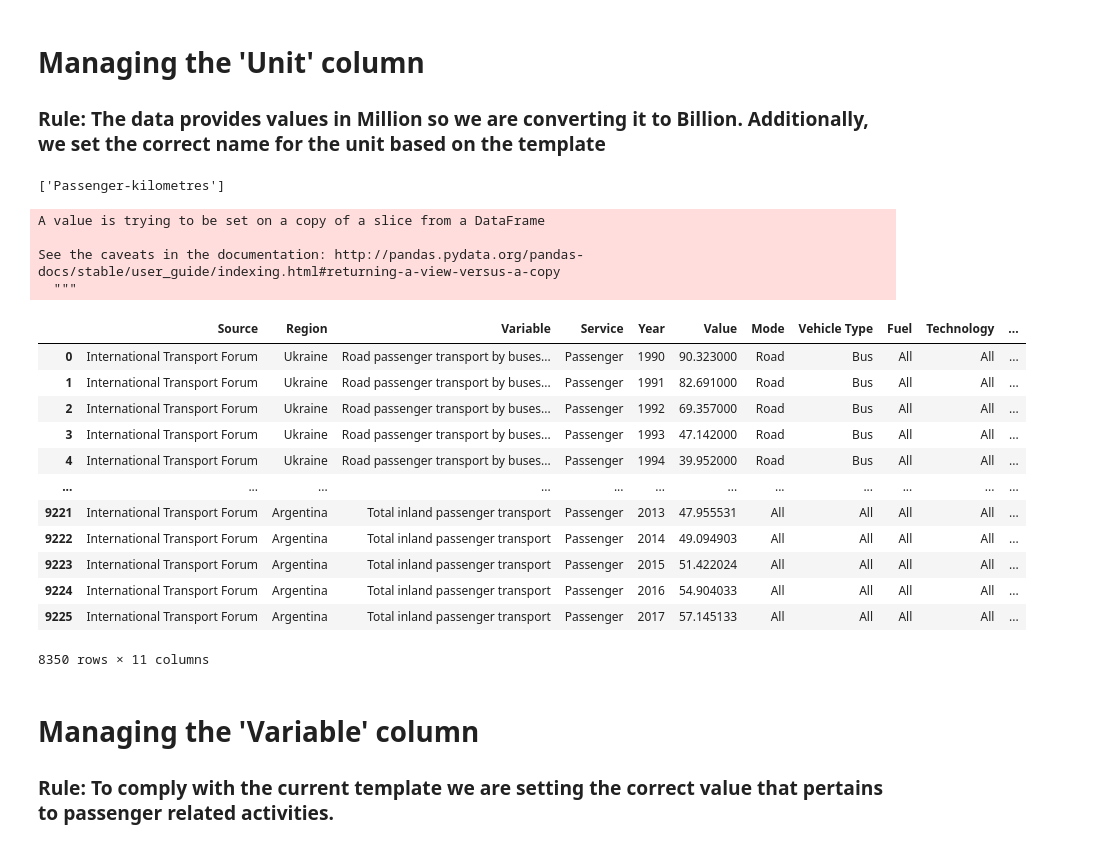
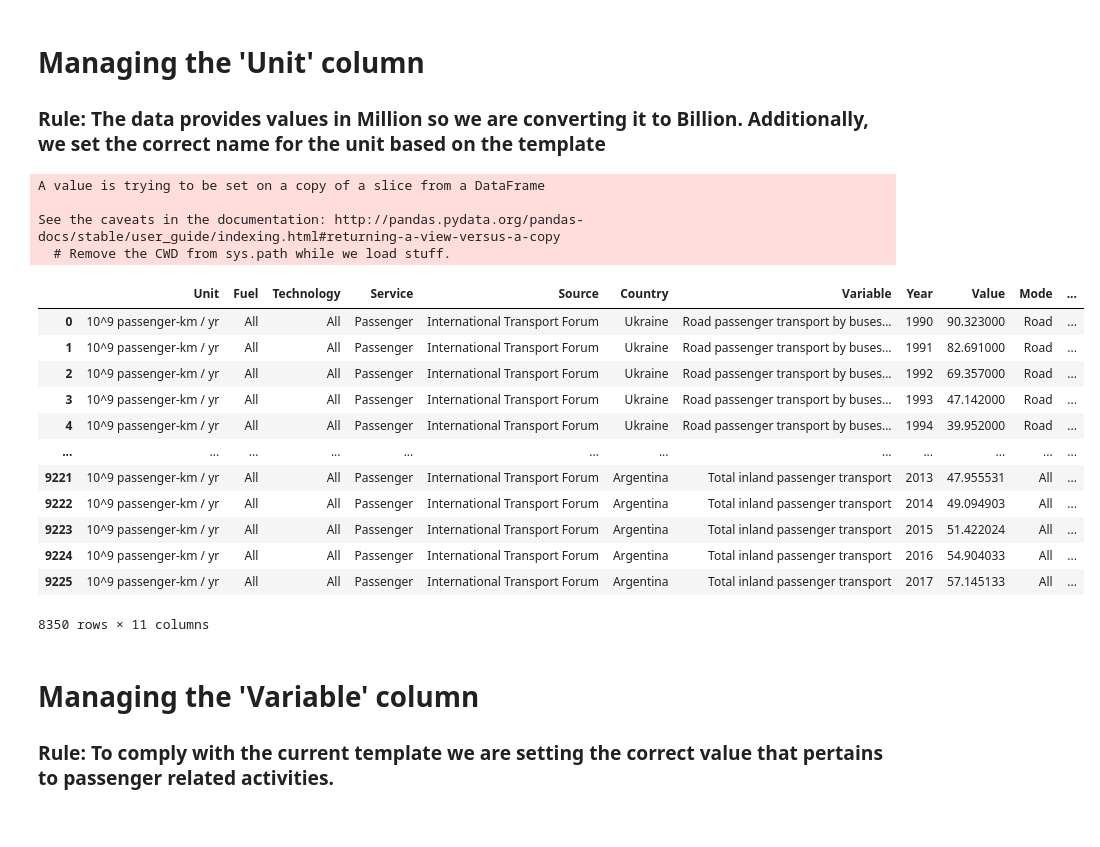
Before and after one commit to transportenergy/database, a Jupyter notebook: item/historical/scripts/T000.ipynb, the cells around one changed output. Saved outputs shown, nothing was run; the diff lists cells and outputs as text; code cells hidden in the pictures.

```diff
--- a/item/historical/scripts/T000.ipynb
+++ b/item/historical/scripts/T000.ipynb
@@ -365,45 +340,37 @@ df
 # %% [markdown]
 # Managing the 'Unit' column
 ### Rule: The data provides values in Million so we are converting it to Billion. Additionally, we set the correct name for the unit based on the template
-# %%
-# Viewing the available units
-group_unit = df.groupby(df["Unit"])
-list(group_unit.groups.keys())
-# %% [output]
-['Passenger-kilometres']
 # %%
 # Since the there is only one unit, drop the current 'Unit' column and add a new one
 columns_to_delete = ["Unit","PowerCode"]
 df.drop(columns=columns_to_delete, inplace = True)
+dataframeManager.simple_column_insert(df,ColumnName.UNIT.value,"10^9 passenger-km / yr")
 
-df["Unit"] = ["10^9 passenger-km / yr"]*len(df)
+# Transforming the current value in Million to Billion (1M = 0.001B)
+for index, row in df.iterrows():
+    current_value = row.Value
+    new_value = current_value * float(0.001)
+    df.Value[index] = new_value
+
+df
+# %% [output]
+A value is trying to be set on a copy of a slice from a DataFrame
+
+See the caveats in the documentation: http://pandas.pydata.org/pandas-docs/stable/user_guide/indexing.html#returning-a-view-versus-a-copy
+  # Remove the CWD from sys.path while we load stuff.
+|  | Unit | Fuel | Technology | Service | Source | Country | Variable | Year | Value | Mode | ... |
+| 0 | 10^9 passenger-km / yr | All | All | Passenger | International Transport Forum | Ukraine | Road passenger transport by buses... | 1990 | 90.323000 | Road | ... |
+| 1 | 10^9 passenger-km / yr | All | All | Passenger | International Transport Forum | Ukraine | Road passenger transport by buses... | 1991 | 82.691000 | Road | ... |
+| 2 | 10^9 passenger-km / yr | All | All | Passenger | International Transport Forum | Ukraine | Road passenger transport by buses... | 1992 | 69.357000 | Road | ... |
+| 3 | 10^9 passenger-km / yr | All | All | Passenger | International Transport Forum | Ukraine | Road passenger transport by buses... | 1993 | 47.142000 | Road | ... |
+| 4 | 10^9 passenger-km / yr | All | All | Passenger | International Transport Forum | Ukraine | Road passenger transport by buses... | 1994 | 39.952000 | Road | ... |
+| ... | ... | ... | ... | ... | ... | ... | ... | ... | ... | ... | ... |
+| 9221 | 10^9 passenger-km / yr | All | All | Passenger | International Transport Forum | Argentina | Total inland passenger transport | 2013 | 47.955531 | All | ... |
+| 9222 | 10^9 passenger-km / yr | All | All | Passenger | International Transport Forum | Argentina | Total inland passenger transport | 2014 | 49.094903 | All | ... |
+| 9223 | 10^9 passenger-km / yr | All | All | Passenger | International Transport Forum | Argentina | Total inland passenger transport | 2015 | 51.422024 | All | ... |
+| 9224 | 10^9 passenger-km / yr | All | All | Passenger | International Transport Forum | Argentina | Total inland passenger transport | 2016 | 54.904033 | All | ... |
+| 9225 | 10^9 passenger-km / yr | All | All | Passenger | International Transport Forum | Argentina | Total inland passenger transport | 2017 | 57.145133 | All | ... |
+8350 rows × 11 columns
-# %%
-# Transforming the current value in Million to Billion (1M = 0.001B)
-for index, row in df.iterrows():
-    current_value = row.Value
-    new_value = current_value * float(0.001)
-    df.Value[index] = new_value
-# %% [output]
-A value is trying to be set on a copy of a slice from a DataFrame
-
-See the caveats in the documentation: http://pandas.pydata.org/pandas-docs/stable/user_guide/indexing.html#returning-a-view-versus-a-copy
-  """
-# %%
-df
-# %% [output]
-|  | Source | Region | Variable | Service | Year | Value | Mode | Vehicle Type | Fuel | Technology | ... |
-| 0 | International Transport Forum | Ukraine | Road passenger transport by buses... | Passenger | 1990 | 90.323000 | Road | Bus | All | All | ... |
-| 1 | International Transport Forum | Ukraine | Road passenger transport by buses... | Passenger | 1991 | 82.691000 | Road | Bus | All | All | ... |
-| 2 | International Transport Forum | Ukraine | Road passenger transport by buses... | Passenger | 1992 | 69.357000 | Road | Bus | All | All | ... |
-| 3 | International Transport Forum | Ukraine | Road passenger transport by buses... | Passenger | 1993 | 47.142000 | Road | Bus | All | All | ... |
-| 4 | International Transport Forum | Ukraine | Road passenger transport by buses... | Passenger | 1994 | 39.952000 | Road | Bus | All | All | ... |
-| ... | ... | ... | ... | ... | ... | ... | ... | ... | ... | ... | ... |
-| 9221 | International Transport Forum | Argentina | Total inland passenger transport | Passenger | 2013 | 47.955531 | All | All | All | All | ... |
-| 9222 | International Transport Forum | Argentina | Total inland passenger transport | Passenger | 2014 | 49.094903 | All | All | All | All | ... |
-| 9223 | International Transport Forum | Argentina | Total inland passenger transport | Passenger | 2015 | 51.422024 | All | All | All | All | ... |
-| 9224 | International Transport Forum | Argentina | Total inland passenger transport | Passenger | 2016 | 54.904033 | All | All | All | All | ... |
-| 9225 | International Transport Forum | Argentina | Total inland passenger transport | Passenger | 2017 | 57.145133 | All | All | All | All | ... |
-8350 rows × 11 columns
 # %% [markdown]
 # Managing the 'Variable' column
 ### Rule: To comply with the current template we are setting the correct value that pertains to passenger related activities.
```
Also changed, not shown: parts of 40 cells of this notebook, 2 other files.
